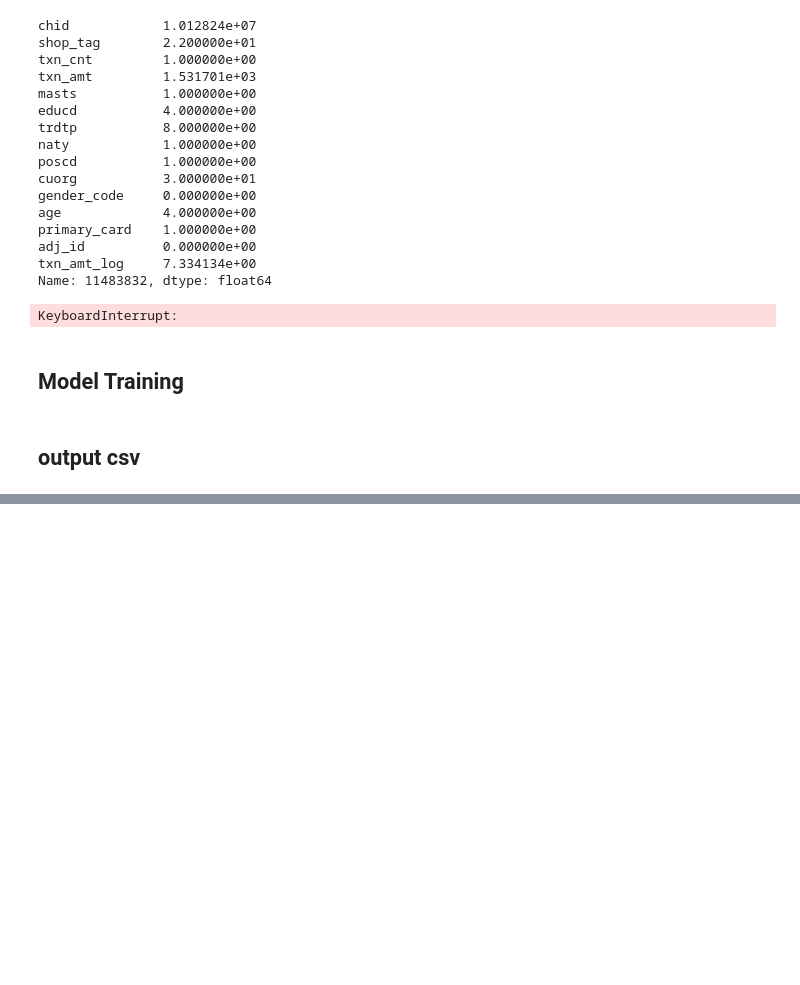
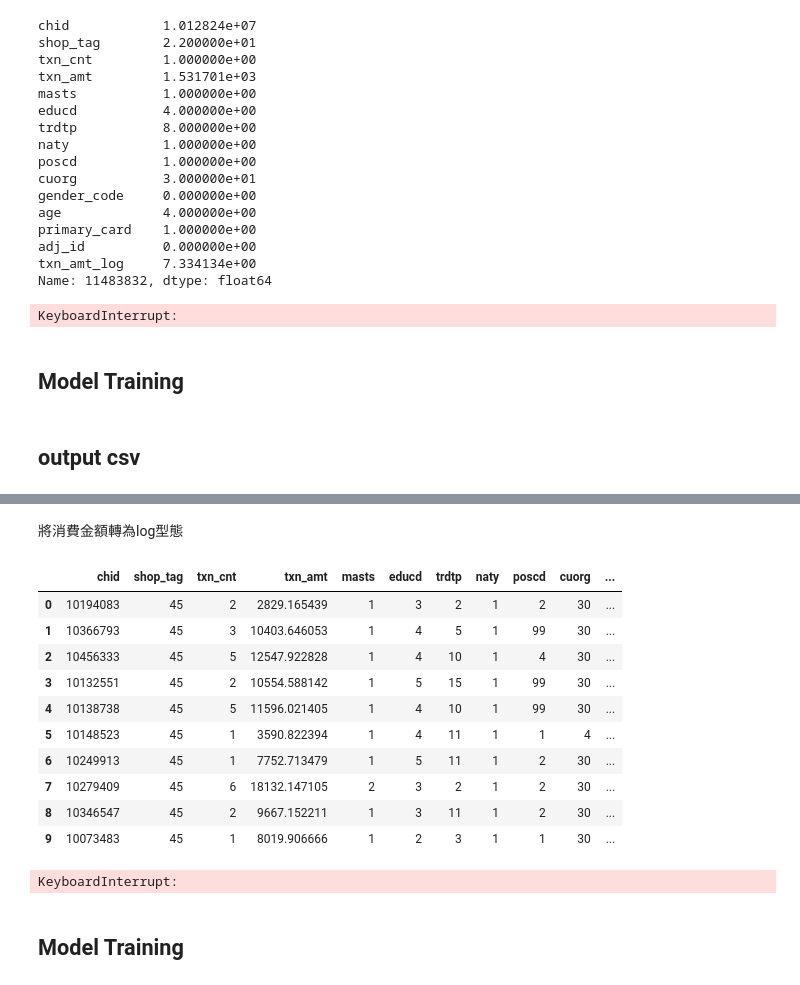
Before and after one commit to Baron1014/credict_card_recsys, a Jupyter notebook: notebook/main.ipynb, the cells around one changed output, grey strips where cells are left out. Saved outputs shown, nothing was run; the diff lists cells and outputs as text; code cells hidden in the pictures; blank space fills up the shorter version.

```diff
--- a/notebook/main.ipynb
+++ b/notebook/main.ipynb
@@ -177,0 +255,5 @@ make_final(model, tags, feature_names, columns, user_attributes)
+# %%
+num_to_id = { i:id for i, id in enumerate(final_df["chid"].unique())}
+id_to_num = { id:i for i, id in enumerate(final_df["chid"].unique())}
+# %%
+df["adj_id"] = df["chid"].map(id_to_num)
@@ -177,0 +272,42 @@ make_final(model, tags, feature_names, columns, user_attributes)
+# %%
+df['masts'] = df['masts'].astype(int)
+df['educd'] = df['educd'].astype(int)
+df['trdtp'] = df['trdtp'].astype(int)
+df['naty'] = df['naty'].astype(int)
+df['poscd'] = df['poscd'].astype(int)
+df['cuorg'] = df['cuorg'].astype(int)
+df['gender_code'] = df['gender_code'].astype(int)
+df['age'] = df['age'].astype(int)
+df['primary_card'] = df['primary_card'].astype(int)
+# %% [markdown]
+將消費金額轉為log型態
+# %%
+df["txn_amt_log"] = df["txn_amt"].apply(np.log)
+# %%
+df.head(10)
+# %% [output]
+|  | chid | shop_tag | txn_cnt | txn_amt | masts | educd | trdtp | naty | poscd | cuorg | ... |
+| 0 | 10194083 | 45 | 2 | 2829.165439 | 1 | 3 | 2 | 1 | 2 | 30 | ... |
+| 1 | 10366793 | 45 | 3 | 10403.646053 | 1 | 4 | 5 | 1 | 99 | 30 | ... |
+| 2 | 10456333 | 45 | 5 | 12547.922828 | 1 | 4 | 10 | 1 | 4 | 30 | ... |
+| 3 | 10132551 | 45 | 2 | 10554.588142 | 1 | 5 | 15 | 1 | 99 | 30 | ... |
+| 4 | 10138738 | 45 | 5 | 11596.021405 | 1 | 4 | 10 | 1 | 99 | 30 | ... |
+| 5 | 10148523 | 45 | 1 | 3590.822394 | 1 | 4 | 11 | 1 | 1 | 4 | ... |
+| 6 | 10249913 | 45 | 1 | 7752.713479 | 1 | 5 | 11 | 1 | 2 | 30 | ... |
+| 7 | 10279409 | 45 | 6 | 18132.147105 | 2 | 3 | 2 | 1 | 2 | 30 | ... |
+| 8 | 10346547 | 45 | 2 | 9667.152211 | 1 | 3 | 11 | 1 | 2 | 30 | ... |
+| 9 | 10073483 | 45 | 1 | 8019.906666 | 1 | 2 | 3 | 1 | 1 | 30 | ... |
+# %%
+# 建立使用者屬性
+user_attributes = dict()
+train_id = df["chid"].unique()
+generate_col = ["masts", "txn_cnt", "educd", "trdtp", "naty", "poscd", "cuorg", "gender_code", "age", "primary_card"]
+for i in tqdm(final_df["chid"].unique(), desc="get attributes"):
+    # 若是id有存在於訓練資料中，則取得對應數值，否則為0
+    if i in train_id:
+        filter_col = df[df["chid"]==i].iloc[0]
+        user_attributes[i] = {col: filter_col[col].astype("int") for col in generate_col}
+    else:
+        user_attributes[i] = {col: 0 for col in generate_col}
+# %% [output]
+KeyboardInterrupt:
@@ -177,0 +316,2 @@ make_final(model, tags, feature_names, columns, user_attributes)
+# %% [markdown]
+## Model Training
```
Also changed, not shown: parts of 23 cells of this notebook, 1 other file.
